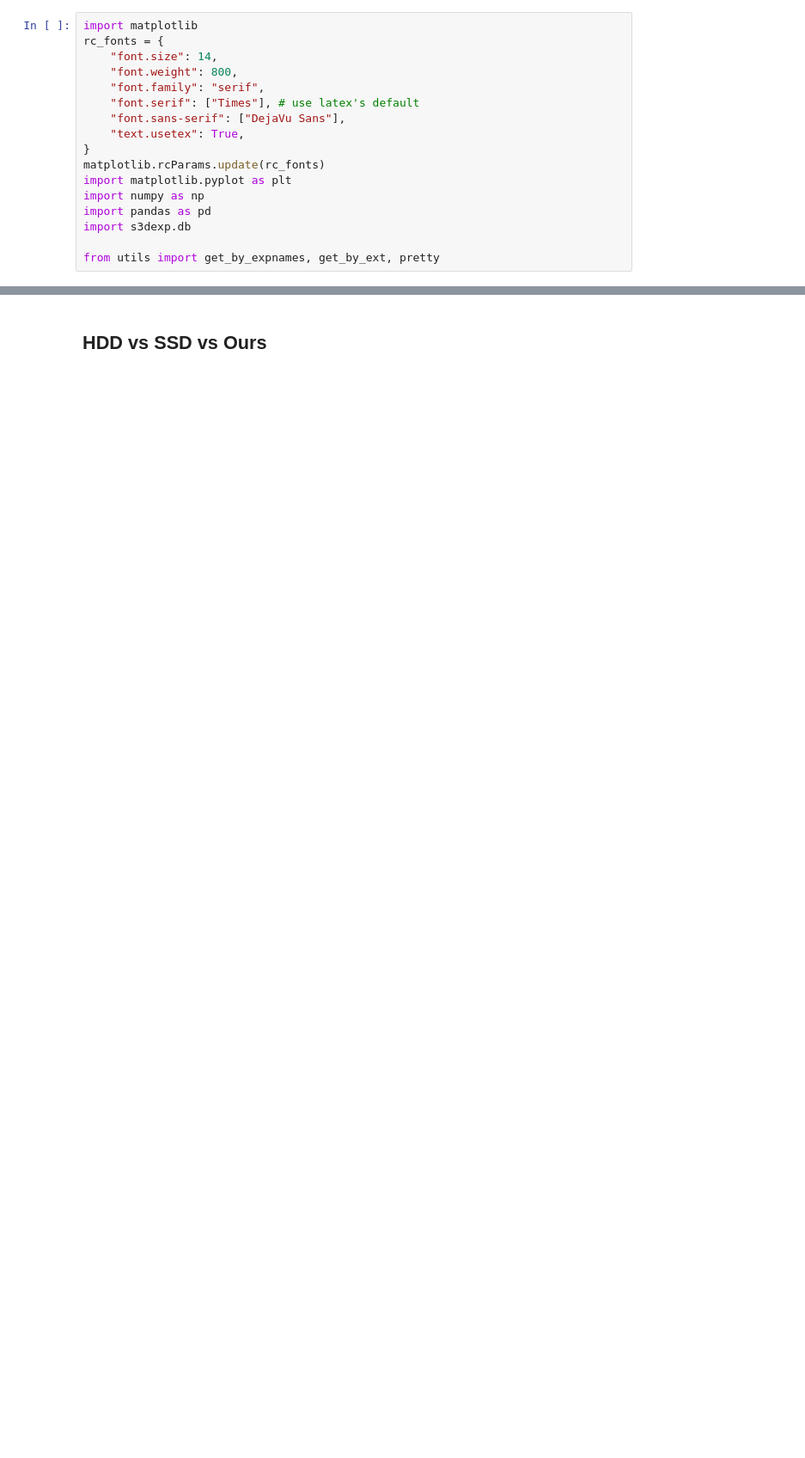
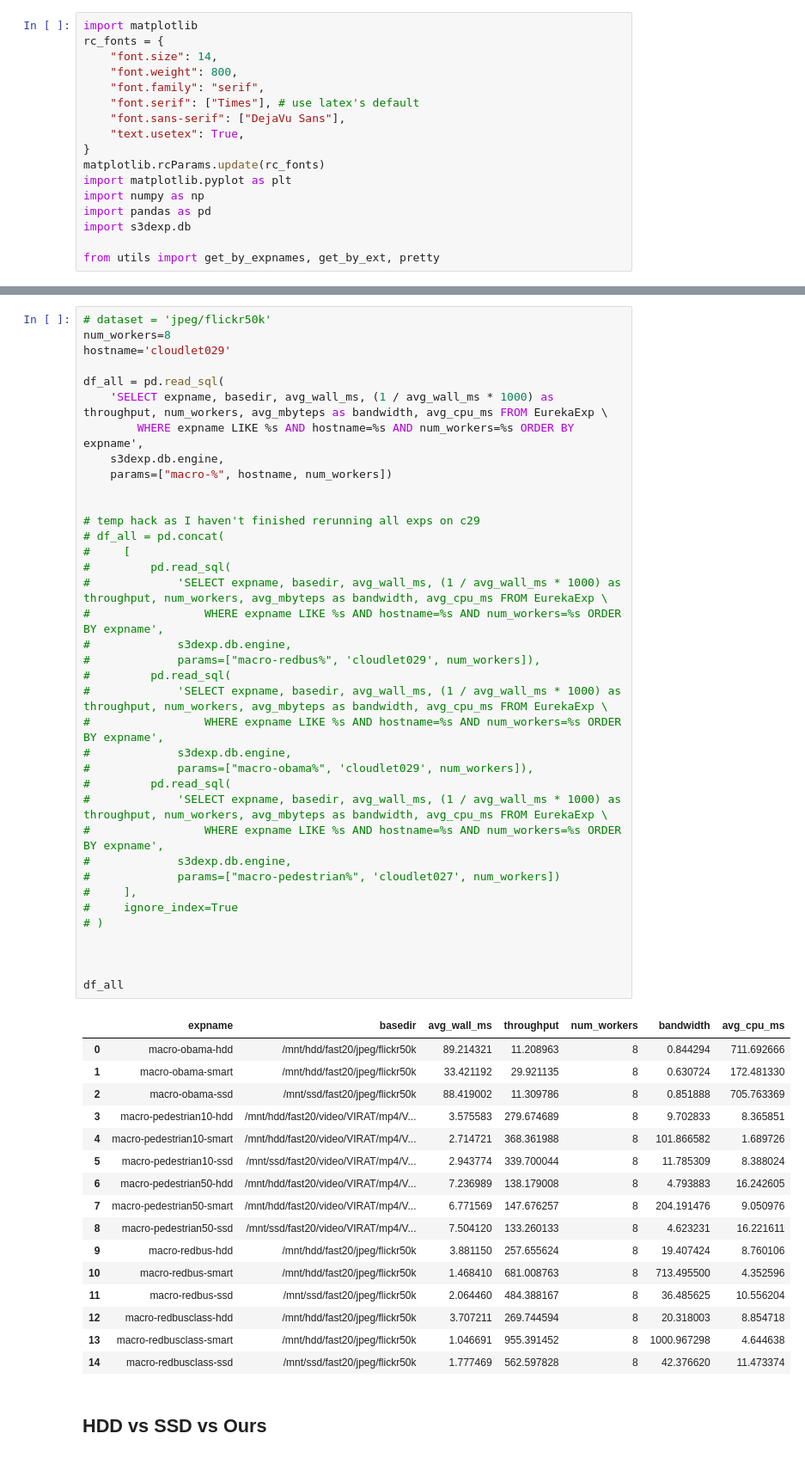
Before and after one commit to fzqneo/smartssd-image, a Jupyter notebook: notebook/macro_benchmark.ipynb, the cells around one changed output, grey strips where cells are left out. Shown at 86% size. Drawn from its saved outputs; the diff is of its cells as text; blank space fills up the shorter version.

```diff
--- a/notebook/macro_benchmark.ipynb
+++ b/notebook/macro_benchmark.ipynb
@@ -41,3 +18,57 @@ df_all
+# %%
+# dataset = 'jpeg/flickr50k'
+num_workers=8
+hostname='cloudlet029'
+
+df_all = pd.read_sql(
+    'SELECT expname, basedir, avg_wall_ms, (1 / avg_wall_ms * 1000) as throughput, num_workers, avg_mbyteps as bandwidth, avg_cpu_ms FROM EurekaExp \
+        WHERE expname LIKE %s AND hostname=%s AND num_workers=%s ORDER BY expname',
+    s3dexp.db.engine,
+    params=["macro-%", hostname, num_workers])
+
+
+# temp hack as I haven't finished rerunning all exps on c29
+# df_all = pd.concat(
+#     [
+#         pd.read_sql(
+#             'SELECT expname, basedir, avg_wall_ms, (1 / avg_wall_ms * 1000) as throughput, num_workers, avg_mbyteps as bandwidth, avg_cpu_ms FROM EurekaExp \
+#                 WHERE expname LIKE %s AND hostname=%s AND num_workers=%s ORDER BY expname',
+#             s3dexp.db.engine,
+#             params=["macro-redbus%", 'cloudlet029', num_workers]),
+#         pd.read_sql(
+#             'SELECT expname, basedir, avg_wall_ms, (1 / avg_wall_ms * 1000) as throughput, num_workers, avg_mbyteps as bandwidth, avg_cpu_ms FROM EurekaExp \
+#                 WHERE expname LIKE %s AND hostname=%s AND num_workers=%s ORDER BY expname',
+#             s3dexp.db.engine,
+#             params=["macro-obama%", 'cloudlet029', num_workers]),
+#         pd.read_sql(
+#             'SELECT expname, basedir, avg_wall_ms, (1 / avg_wall_ms * 1000) as throughput, num_workers, avg_mbyteps as bandwidth, avg_cpu_ms FROM EurekaExp \
+#                 WHERE expname LIKE %s AND hostname=%s AND num_workers=%s ORDER BY expname',
+#             s3dexp.db.engine,
+#             params=["macro-pedestrian%", 'cloudlet027', num_workers])
+#     ],
+#     ignore_index=True
+# )
+
+
+
+df_all
+# %% [output]
+|  | expname | basedir | avg_wall_ms | throughput | num_workers | bandwidth | avg_cpu_ms |
+| 0 | macro-obama-hdd | /mnt/hdd/fast20/jpeg/flickr50k | 89.214321 | 11.208963 | 8 | 0.844294 | 711.692666 |
+| 1 | macro-obama-smart | /mnt/hdd/fast20/jpeg/flickr50k | 33.421192 | 29.921135 | 8 | 0.630724 | 172.481330 |
+| 2 | macro-obama-ssd | /mnt/ssd/fast20/jpeg/flickr50k | 88.419002 | 11.309786 | 8 | 0.851888 | 705.763369 |
+| 3 | macro-pedestrian10-hdd | /mnt/hdd/fast20/video/VIRAT/mp4/V... | 3.575583 | 279.674689 | 8 | 9.702833 | 8.365851 |
+| 4 | macro-pedestrian10-smart | /mnt/hdd/fast20/video/VIRAT/mp4/V... | 2.714721 | 368.361988 | 8 | 101.866582 | 1.689726 |
+| 5 | macro-pedestrian10-ssd | /mnt/ssd/fast20/video/VIRAT/mp4/V... | 2.943774 | 339.700044 | 8 | 11.785309 | 8.388024 |
+| 6 | macro-pedestrian50-hdd | /mnt/hdd/fast20/video/VIRAT/mp4/V... | 7.236989 | 138.179008 | 8 | 4.793883 | 16.242605 |
+| 7 | macro-pedestrian50-smart | /mnt/hdd/fast20/video/VIRAT/mp4/V... | 6.771569 | 147.676257 | 8 | 204.191476 | 9.050976 |
+| 8 | macro-pedestrian50-ssd | /mnt/ssd/fast20/video/VIRAT/mp4/V... | 7.504120 | 133.260133 | 8 | 4.623231 | 16.221611 |
+| 9 | macro-redbus-hdd | /mnt/hdd/fast20/jpeg/flickr50k | 3.881150 | 257.655624 | 8 | 19.407424 | 8.760106 |
+| 10 | macro-redbus-smart | /mnt/hdd/fast20/jpeg/flickr50k | 1.468410 | 681.008763 | 8 | 713.495500 | 4.352596 |
+| 11 | macro-redbus-ssd | /mnt/ssd/fast20/jpeg/flickr50k | 2.064460 | 484.388167 | 8 | 36.485625 | 10.556204 |
+| 12 | macro-redbusclass-hdd | /mnt/hdd/fast20/jpeg/flickr50k | 3.707211 | 269.744594 | 8 | 20.318003 | 8.854718 |
+| 13 | macro-redbusclass-smart | /mnt/hdd/fast20/jpeg/flickr50k | 1.046691 | 955.391452 | 8 | 1000.967298 | 4.644638 |
+| 14 | macro-redbusclass-ssd | /mnt/ssd/fast20/jpeg/flickr50k | 1.777469 | 562.597828 | 8 | 42.376620 | 11.473374 |
 # %% [markdown]
 ## HDD vs SSD vs Ours
 # %%
```
Also changed, not shown: parts of 6 cells of this notebook, 3 other files.
